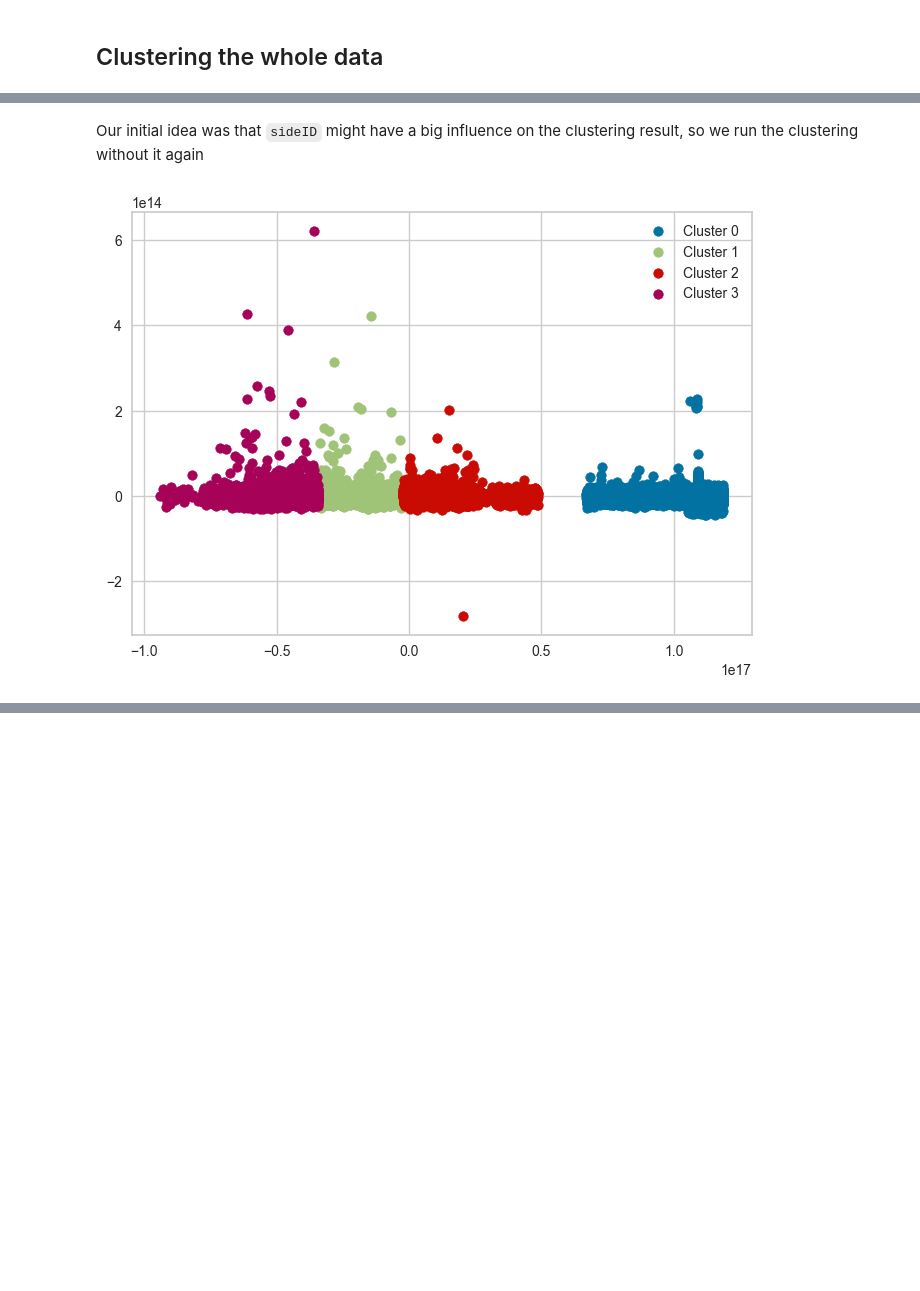
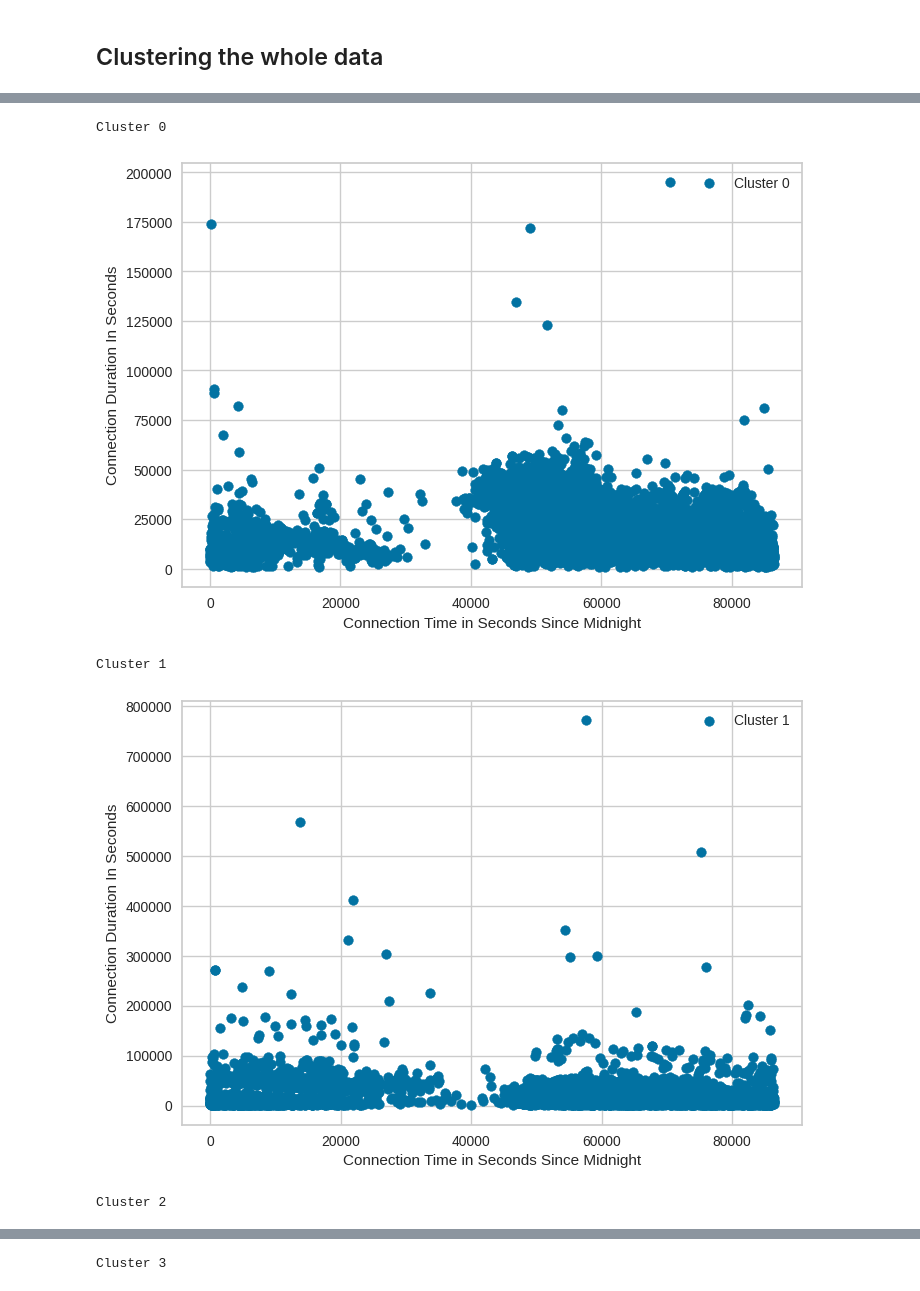
Before and after one commit to S0PEX/AA_Team_9_WS23, a Jupyter notebook: clustering.ipynb, the cells around one changed output, grey strips where cells are left out. Cells and saved outputs as stored; diff of their text form; code cells hidden in the pictures; blank space fills up the shorter version.

```diff
--- a/clustering.ipynb
+++ b/clustering.ipynb
@@ -38,3 +18,0 @@ charging_data[charging_data.isnull().values.any(axis=1)]
-# %%
-# Delete rows with null values
-charging_data = charging_data.dropna()
@@ -149,9 +199,0 @@ clustered_data.describe()
-# %% [markdown]
-Our initial idea was that `sideID` might have a big influence on the clustering result, so we run the clustering without it again
-# %%
-data_without_sideId = prepared_data.copy()
-data_without_sideId = data_without_sideId.drop(columns=['siteID'])
-
-labels, kmeans, pca_result = perform_kmeans_and_plot(data_without_sideId, number_of_clusters)
-# %% [output]
-[figure, removed]
@@ -157,0 +202,27 @@ labels, kmeans, pca_result = perform_kmeans_and_plot(data_without_sideId, number
+# %%
+# Plot each cluster individually in an own plot
+def plot_each_cluster_individually(clustered_data: pd.DataFrame):
+    for name, group in clustered_data:
+        print(f'Cluster {name}')
+        plt.scatter(group['connectionTime'], group['connectionDurationInSeconds'], label=f'Cluster {name}')
+        plt.xlabel('Connection Time in Seconds Since Midnight')
+        plt.ylabel('Connection Duration In Seconds')
+        plt.legend()
+        plt.show()
+
+def plot_clustered_data(clustered_data: pd.DataFrame):
+    for name, group in clustered_data:
+        plt.scatter(group['connectionTime'], group['connectionDurationInSeconds'], label=f'Cluster {name}')
+    plt.xlabel('Connection Time in Seconds Since Midnight')
+    plt.ylabel('Connection Duration In Seconds')
+    plt.legend()
+    plt.show()
+
+plot_each_cluster_individually(df_4_clusters)
+plot_clustered_data(df_4_clusters)
+# %% [output]
+Cluster 0
+[figure, added]
+Cluster 1
+[figure, added]
+Cluster 2
@@ -157,0 +230 @@ labels, kmeans, pca_result = perform_kmeans_and_plot(data_without_sideId, number
+Cluster 3
```
Also changed, not shown: parts of 16 cells of this notebook, 4 other files.
